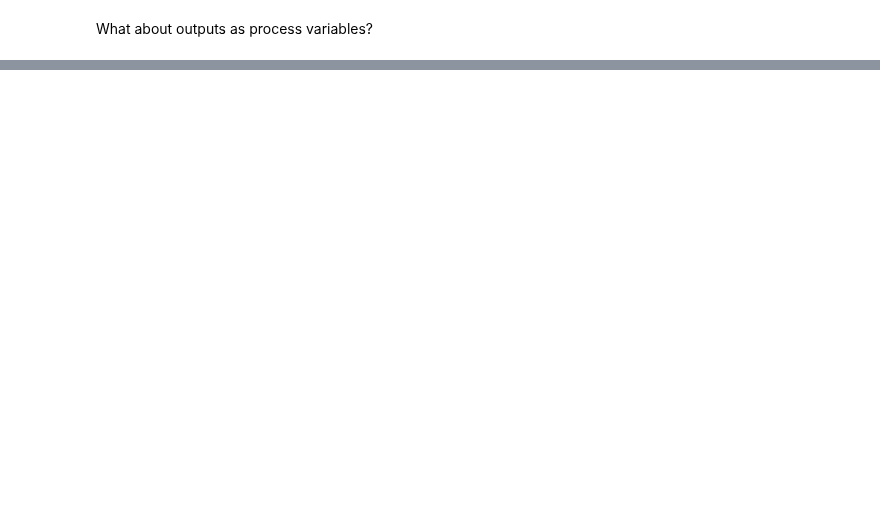
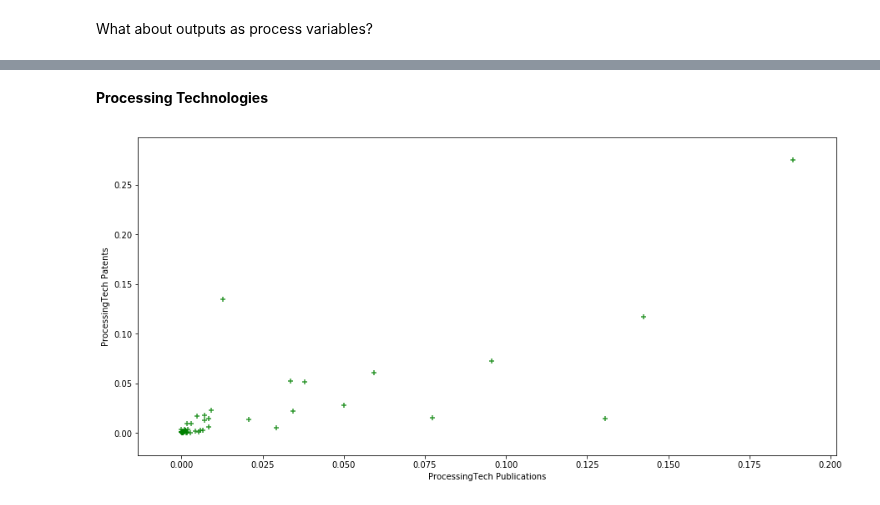
Before and after one commit to duarteocarmo/technological_capabilities, a Jupyter notebook: notebooks/3_PatentsVsPublications.ipynb, the cells around one changed output, grey strips where cells are left out. Cells and saved outputs as stored; diff of their text form; code cells hidden in the pictures; blank space fills up the shorter version.

Commit message:
Added patenting-publication comparison for different process variables.

```diff
--- a/notebooks/3_PatentsVsPublications.ipynb
+++ b/notebooks/3_PatentsVsPublications.ipynb
@@ -333,0 +392,14 @@ plt.show()
+# %% [markdown]
+**Processing Technologies**
+# %%
+processType = 'ProcessingTech'
+distribution = get_asset_distribution(processType)
+
+fig, ax1 = plt.subplots(figsize=(15,7))
+sns.regplot(np.asarray(distribution['publications_norm']), np.asarray(distribution['patents_norm']),
+            marker="+", color = 'g', fit_reg=False)
+plt.xlabel('{} Publications'.format(processType))
+plt.ylabel('{} Patents'.format(processType))
+plt.show()
+# %% [output]
+[figure, added]
```
Also changed, not shown: parts of 12 cells of this notebook.
